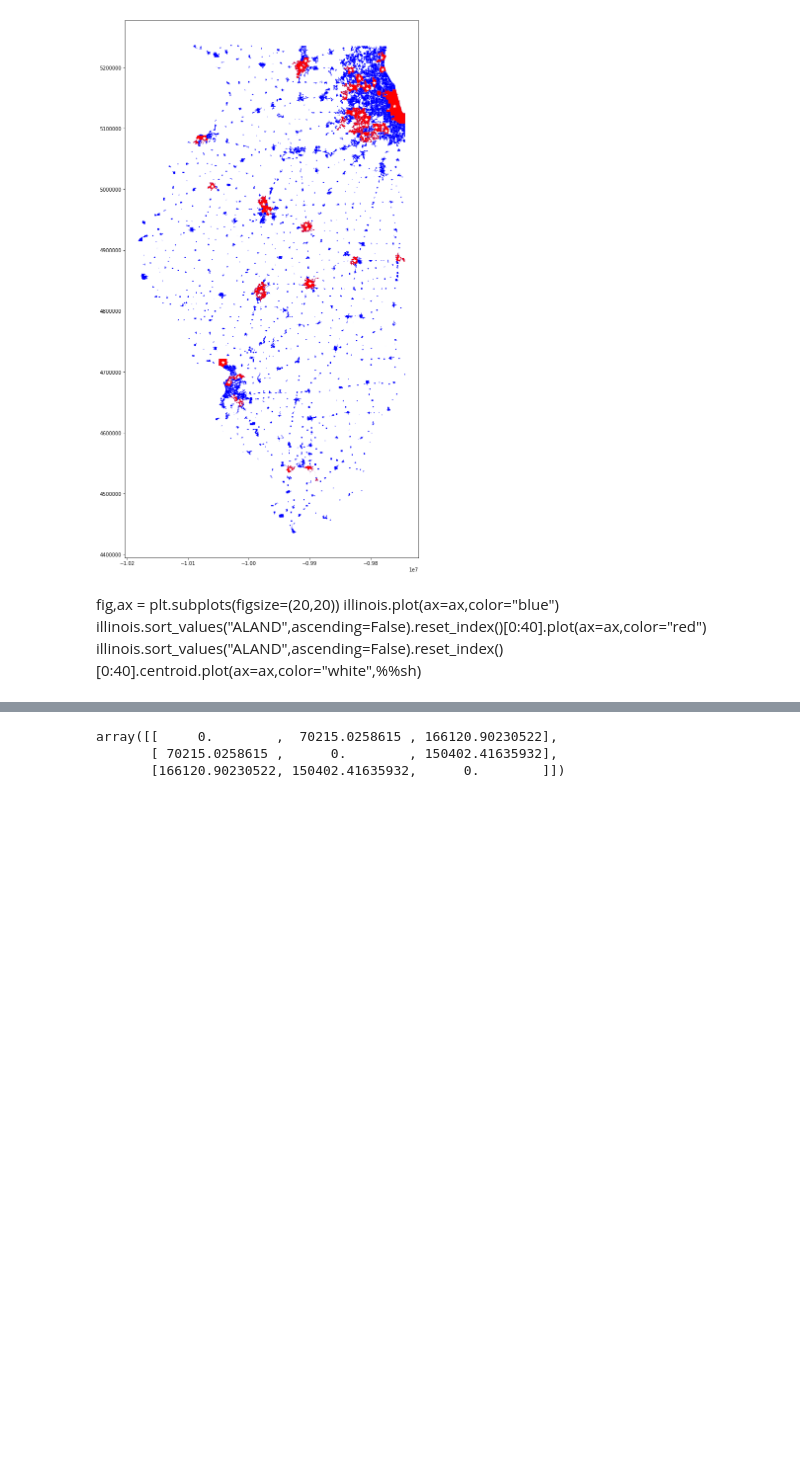
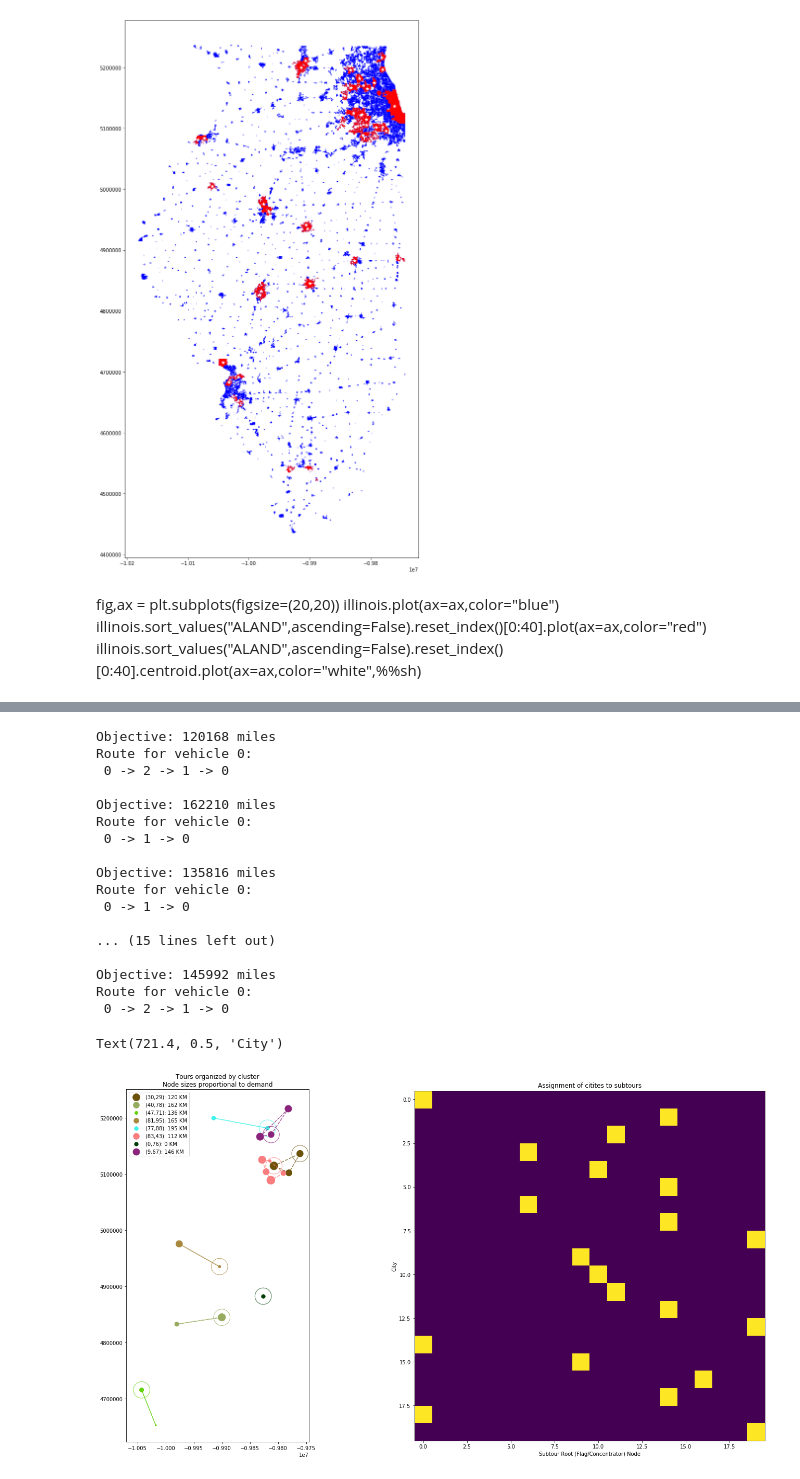
Before and after one commit to noahgarfinkle/ReservoirRegressionTrees, a Jupyter notebook: GroupProject.ipynb, the cells around one changed output, grey strips where cells are left out. Saved outputs shown, nothing was run; the diff lists cells and outputs as text; code cells hidden in the pictures; blank space fills up the shorter version.

Commit message:
algorithm is working for Illinois!

```diff
--- a/GroupProject.ipynb
+++ b/GroupProject.ipynb
@@ -361,7 +376,7 @@ illinois.head()
 | 3 | 4 | 17 | 04247 | 02398053 | 1704247 | Baylis | Baylis village | 47 | C1 | N | N | ... |
 | 4 | 5 | 17 | 26480 | 02398886 | 1726480 | Florence | Florence village | 47 | C1 | N | N | ... |
 # %%
-nCities = 3
+nCities = 20
 facilityOneBaseCost = 100000
 facilityOneBaseSTD = 10000
 facilityTwoBaseCost = 1000000
@@ -369,8 +384,11 @@ facilityTwoBaseSTD = 100000
 baseDemand = 10000
 baseDemandSTD = 10000
 demands = np.random.normal(baseDemand, baseDemandSTD, nCities)
+demands = [np.abs(demand) for demand in demands]
 facilityOneCosts = np.random.normal(facilityOneBaseCost, facilityOneBaseSTD, nCities)
+facilityOneCosts = [np.abs(facilityOneCost) for facilityOneCost in facilityOneCosts]
 facilityTwoCosts = np.random.normal(facilityTwoBaseCost, facilityTwoBaseSTD, nCities)
+facilityTwoCosts = [np.abs(facilityTwoCost) for facilityTwoCost in facilityTwoCosts]
 cityIndices = range(nCities)
 xs = []
 ys = []
@@ -392,2 +405,2 @@ illinoisCities.plot("demand",legend=True)
 # %%
-model,yjz,xij,resultGDF,status = assignFacilitiesAndCluster(illinoisCities,M=3.0,Rv=500000.0,alpha=10000000000000000000000000000000000000000000000)
+model,yjz,xij,resultGDF,status = assignFacilitiesAndCluster(illinoisCities,M=20,Rv=100000.0,alpha=10)
@@ -411,6 +409,59 @@ cij = distances
-# %%
-distances
-# %% [output]
-array([[     0.        ,  70215.0258615 , 166120.90230522],
-       [ 70215.0258615 ,      0.        , 150402.41635932],
-       [166120.90230522, 150402.41635932,      0.        ]])
+# %%
+assignments = np.zeros((len(cities),len(cities)))
+for k,v in xij.items():
+    i = k[0]
+    j = k[1]
+    assignments[i,j] = v.solution_value()
+cluster = []
+for cityNodeID in range(len(cities)):
+    for rootNodeID in range(len(cities)):
+        lookup = assignments[cityNodeID,rootNodeID]
+        if lookup == 1:
+            cluster.append(rootNodeID)
+resultGDF["assignment"] = cluster
+uniqueClusters = list(set(cluster))
+
+
+fig = plt.figure(figsize=(20,10))
+ax1 = fig.add_subplot(1,2,1)
+ax2 = fig.add_subplot(1,2,2)
+fig.tight_layout()
+colors = ['#'+''.join([random.choice('0123456789ABCDEF') for j in range(6)]) for i in range(len(uniqueClusters))]
+for i in range(0,len(uniqueClusters)):
+    dfSubset = resultGDF[resultGDF["assignment"]==uniqueClusters[i]]
+    tour,tourLength = main(dfSubset)
+    label = f"({cities.iloc[uniqueClusters[i]].x},{cities.iloc[uniqueClusters[i]].y}): {tourLength/1000:,.0f} KM"
+    # plot the nodes
+    dfSubset.plot(ax=ax1,color=colors[i],markersize=dfSubset["demand"]/100,label=label)
+    # plot the tour
+    convertTourToPathDF(tour,resultGDF).plot(ax=ax1,colors=colors[i],ls="dashed",alpha=0.75)
+    # plot the facilities
+    dfFacility = resultGDF[resultGDF["City Index"]==uniqueClusters[i]]
+    dfFacility.plot(ax=ax1,markersize=1000,marker="o",alpha=.75,facecolors='none', edgecolors=colors[i])
+ax1.set_title("Tours organized by cluster\nNode sizes proportional to demand")
+ax1.legend()
+# Plot assignments
+plt.imshow(assignments)
+ax2.set_title("Assignment of citites to subtours")
+ax2.set_xlabel("Subtour Root (Flag/Concentrator) Node")
+ax2.set_ylabel("City")
+# %% [output]
+Objective: 120168 miles
+Route for vehicle 0:
+ 0 -> 2 -> 1 -> 0
+
+Objective: 162210 miles
+Route for vehicle 0:
+ 0 -> 1 -> 0
+
+Objective: 135816 miles
+Route for vehicle 0:
+ 0 -> 1 -> 0
+
+... (15 lines left out)
+
+Objective: 145992 miles
+Route for vehicle 0:
+ 0 -> 2 -> 1 -> 0
+Text(721.4, 0.5, 'City')
+[figure, added]
```
Also changed, not shown: parts of 6 cells of this notebook.
